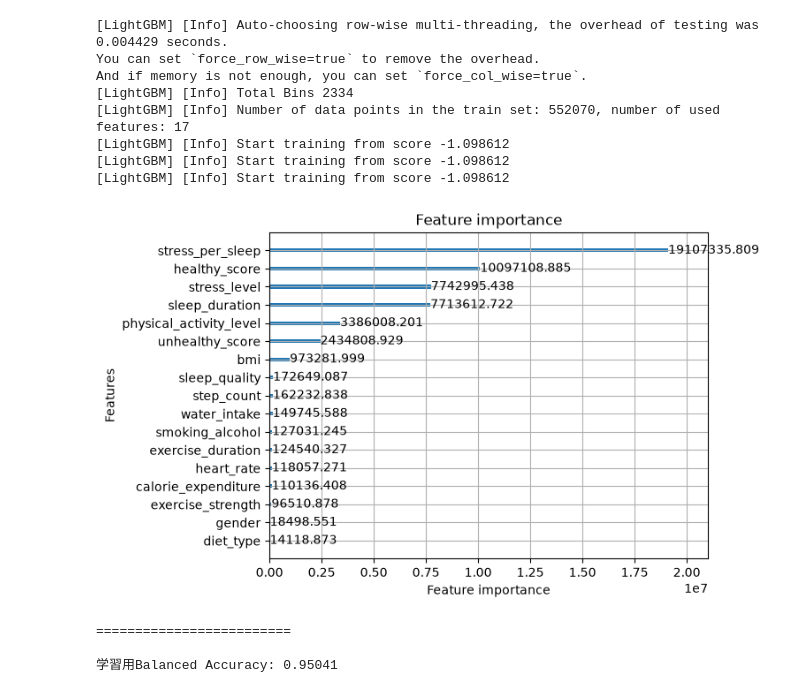
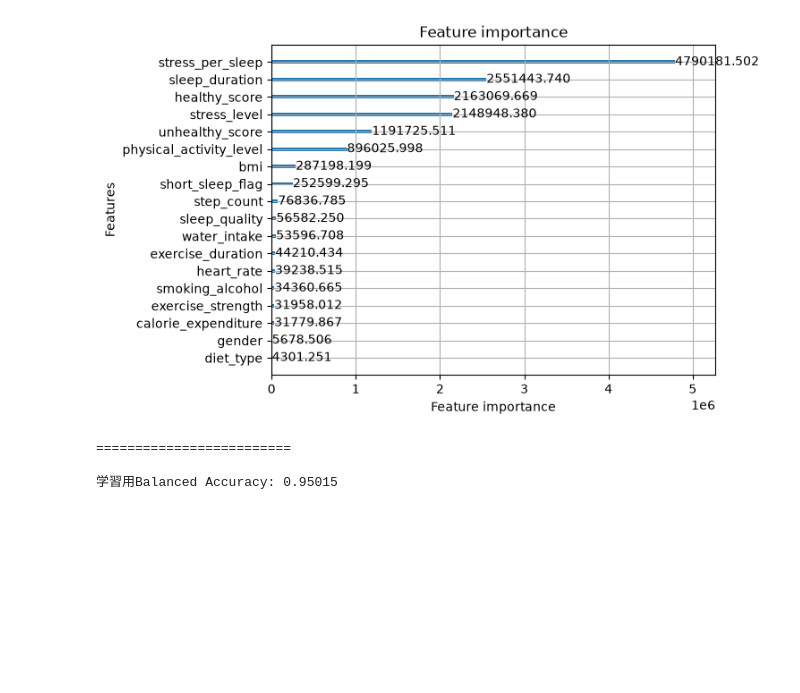
Before and after one commit to kenkenkengo0421/Predicting-Student-Health-Risk, a Jupyter notebook: main.ipynb, the cells around one changed output. Saved outputs shown, nothing was run; the diff lists cells and outputs as text; code cells hidden in the pictures; blank space fills up the shorter version.

```diff
--- a/main.ipynb
+++ b/main.ipynb
@@ -70,7 +73,7 @@ def df_Data_Cleansing(df):
             df[col] = df[col].astype(str).str.strip().astype('category')
 
     #14
-    #df['short_sleep_flag'] = (df['sleep_duration'] < 6.0).astype(int)
+    df['short_sleep_flag'] = (df['sleep_duration'] < 6.0).astype(int)
 
     #15
     df["exercise_strength"] = df['calorie_expenditure'] / ((df['exercise_duration'] + 0.1) * df['bmi'])
@@ -161,12 +164,16 @@ y_encoded = le.fit_transform(y)
 
 #学習
 model = lgb.LGBMClassifier(
+    verbose=-1,
     class_weight='balanced',
     random_state=42,
     n_estimators=1000,
-    learning_rate=0.01,
-    num_leaves=31,
-    max_depth=7
+    learning_rate=0.03644606592256244,
+    num_leaves=24,
+    max_depth=4,
+    min_child_samples=66,
+    subsample=0.784240004466416,
+    colsample_bytree=0.6914402619376562
 )
 
 model.fit(X, y_encoded)
@@ -209,43 +208,39 @@ And if memory is not enough, you can set `force_col_wise=true`.
 # %%
 from sklearn.model_selection import train_test_split
 from sklearn.metrics import balanced_accuracy_score
 
 # 学習データを8:2に分割
 X_train, X_valid, y_train, y_valid = train_test_split(X, y_encoded, test_size=0.2, random_state=42)
 
 # モデルの学習
 model = lgb.LGBMClassifier(
+    verbose=-1,
     class_weight='balanced',
     random_state=42,
     n_estimators=1000,
-    learning_rate=0.01,
-    num_leaves=31,
-    max_depth=7
+    learning_rate=0.03644606592256244,
+    num_leaves=24,
+    max_depth=4,
+    min_child_samples=66,
+    subsample=0.784240004466416,
+    colsample_bytree=0.6914402619376562
 )
 model.fit(X_train, y_train)
 
 lgb.plot_importance(model, max_num_features=20, importance_type='gain')
 plt.show()
 
 # 手元のデータで予測してスコアを計算
 valid_preds = model.predict(X_valid)
 score = balanced_accuracy_score(y_valid, valid_preds)
 
 print(f"""=========================
 
 学習用Balanced Accuracy: {score:.5f}
 
 """)
 # %% [output]
+[figure, new version]
-[LightGBM] [Info] Auto-choosing row-wise multi-threading, the overhead of testing was 0.004429 seconds.
-You can set `force_row_wise=true` to remove the overhead.
-And if memory is not enough, you can set `force_col_wise=true`.
-[LightGBM] [Info] Total Bins 2334
-[LightGBM] [Info] Number of data points in the train set: 552070, number of used features: 17
-[LightGBM] [Info] Start training from score -1.098612
-[LightGBM] [Info] Start training from score -1.098612
-[LightGBM] [Info] Start training from score -1.098612
+=========================
+
+学習用Balanced Accuracy: 0.95015
-[figure, old version]
-=========================
-
-学習用Balanced Accuracy: 0.95041
```
Also changed, not shown: parts of 4 cells of this notebook, 2 other files.
